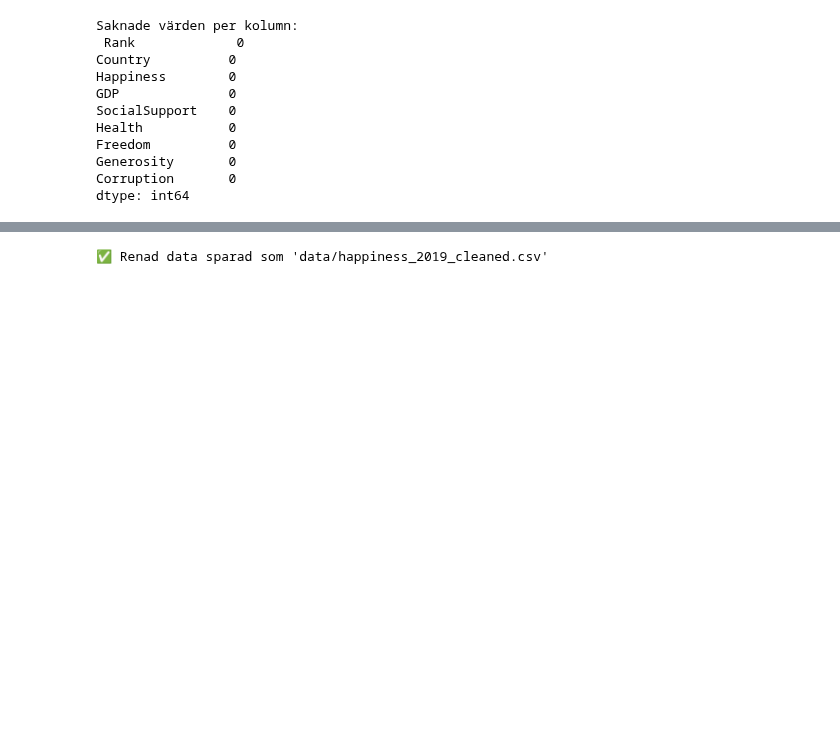
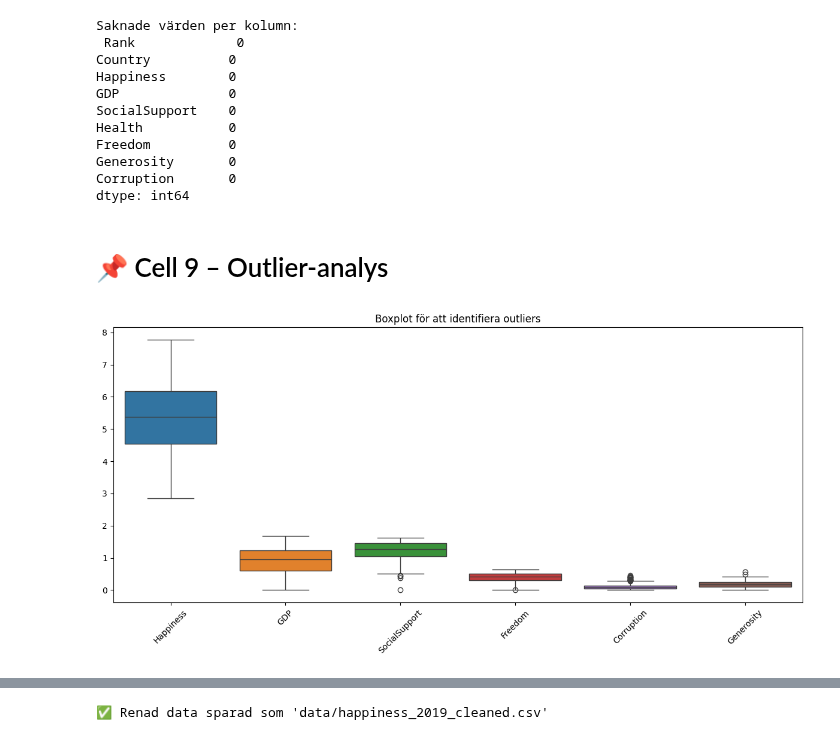
Before and after one commit to sabrinarybak/happiness, a Jupyter notebook: datarening_happiness.ipynb, the cells around one changed output, grey strips where cells are left out. Drawn from its saved outputs; the diff is of its cells as text; code cells hidden in the pictures; blank space fills up the shorter version.

Commit message:
La till boxplot för outliers (Cell 6)

```diff
--- a/datarening_happiness.ipynb
+++ b/datarening_happiness.ipynb
@@ -110,3 +110,15 @@ Freedom          0
 Generosity       0
 Corruption       0
 dtype: int64
+# %% [markdown]
+# 📌 Cell 9  – Outlier-analys
+# %%
+# 📦 Vi använder seaborn för att plotta boxplots och identifiera potentiella outliers
+plt.figure(figsize=(12, 6))
+sns.boxplot(data=df[['Happiness', 'GDP', 'SocialSupport', 'Freedom', 'Corruption', 'Generosity']])
+plt.title('Boxplot för att identifiera outliers')
+plt.xticks(rotation=45)
+plt.tight_layout()
+plt.show()
+# %% [output]
+[figure, added]
```
Also changed, not shown: parts of 2 cells of this notebook.
